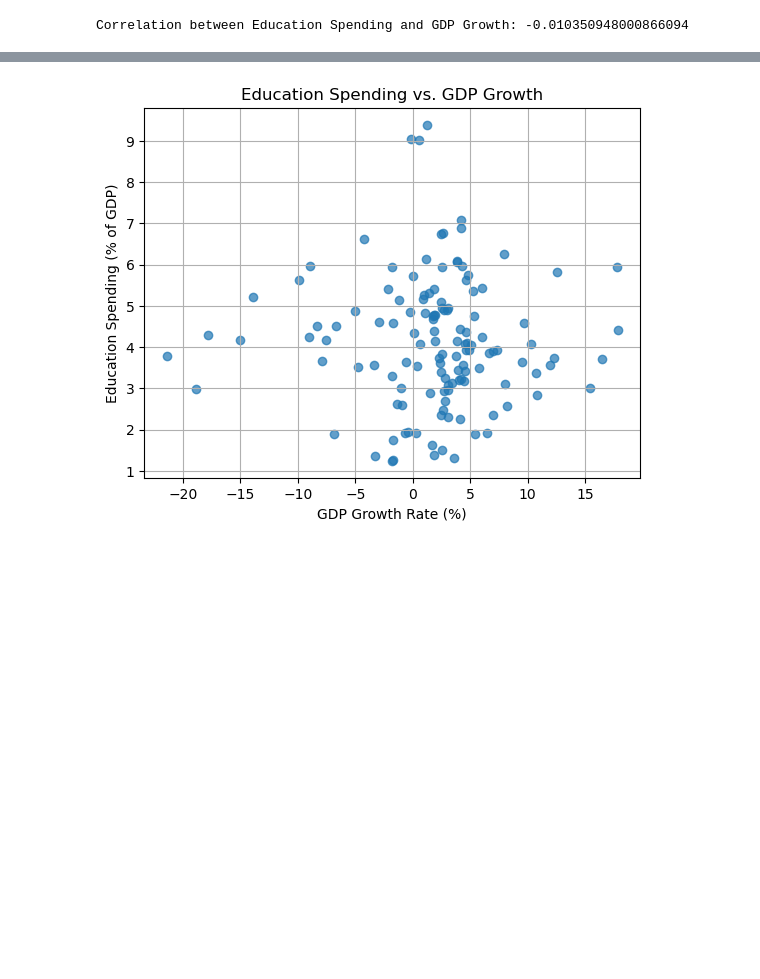
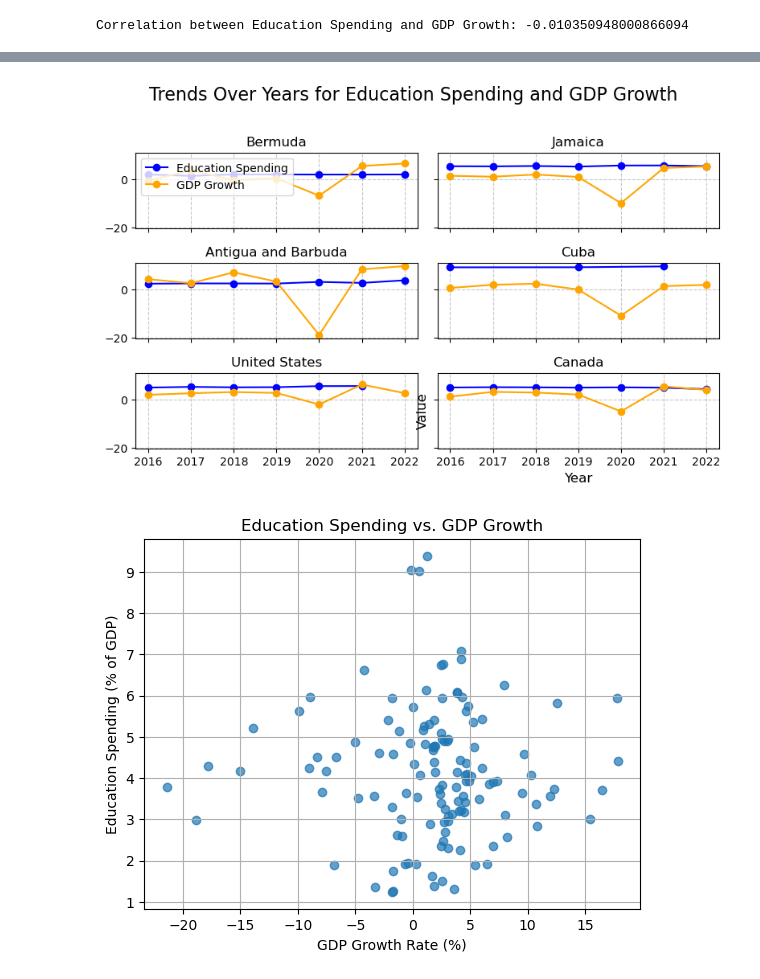
Before and after one commit to rashakil-ds/data-engineering-fau, a Jupyter notebook: project/Python Codes for Report.ipynb, the cells around one changed output, grey strips where cells are left out. Saved outputs shown, nothing was run; the diff lists cells and outputs as text; code cells hidden in the pictures; blank space fills up the shorter version.

```diff
--- a/project/Python Codes for Report.ipynb
+++ b/project/Python Codes for Report.ipynb
@@ -148,3 +182,51 @@ plt.show()
+# %%
+random_countries = random.sample(edu_data['Country Name'].unique().tolist(), 6)
+
+filtered_edu_data = edu_data[edu_data['Country Name'].isin(random_countries)]
+filtered_gdp_data = gdp_data[gdp_data['Country Name'].isin(random_countries)]
+
+fig, axes = plt.subplots(3, 2, figsize=(8, 5), sharex=True, sharey=True)
+axes = axes.flatten()
+
+edu_color = 'blue'  # Color for education spending
+gdp_color = 'orange'  # Color for GDP growth
+
+for i, country in enumerate(random_countries):
+    # Filter data for the current country
+    edu_country_data = filtered_edu_data[filtered_edu_data['Country Name'] == country]
+    gdp_country_data = filtered_gdp_data[filtered_gdp_data['Country Name'] == country]
+
+    # Plot education spending trend
+    axes[i].plot(
+        edu_country_data['Year'],
+        edu_country_data['Value'],
+        marker='o',
+        color=edu_color,
+        label='Education Spending'
+    )
+
+    # Plot GDP growth trend
+    axes[i].plot(
+        gdp_country_data['Year'],
+        gdp_country_data['Value'],
+        marker='o',
+        color=gdp_color,
+        label='GDP Growth'
+    )
+
+    # Set title and grid for the subplot
+    axes[i].set_title(country, fontsize=12)
+    axes[i].grid(axis='both', linestyle='--', alpha=0.7)
+
+axes[0].legend(loc='upper left', fontsize=10)
+
+fig.suptitle('Trends Over Years for Education Spending and GDP Growth', fontsize=16)
+plt.tight_layout(rect=[0, 0, 1, 0.96])
+plt.xlabel('Year', fontsize=12)
+plt.ylabel('Value', fontsize=12)
+plt.show()
+# %% [output]
+[figure, added]
 # %%
 plt.scatter(combined_data['Value_gdp'], combined_data['Value_edu'], alpha=0.7)
 plt.title('Education Spending vs. GDP Growth')
```
Also changed, not shown: parts of 7 cells of this notebook, 1 other file.
